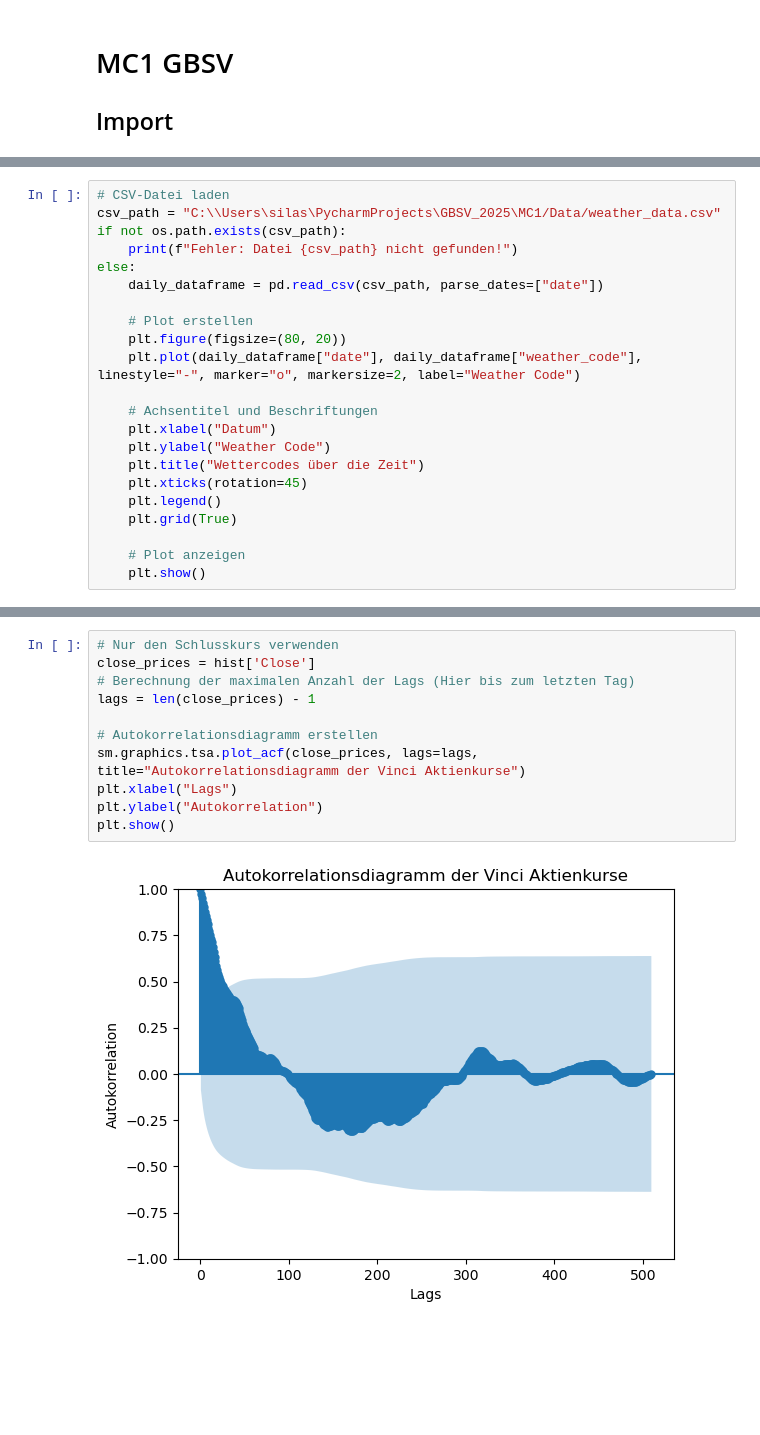
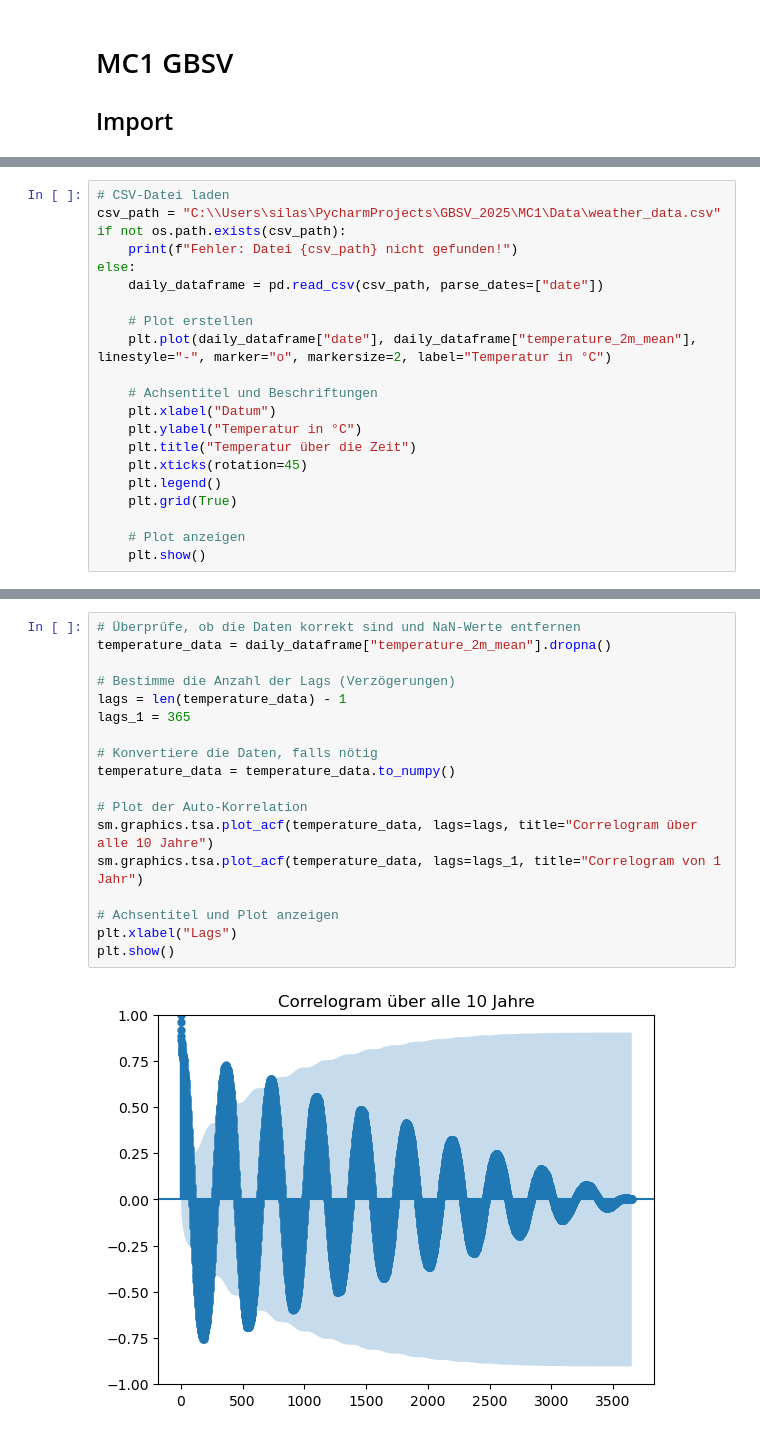
Before and after one commit to Tschoppsilas/GBSV_2025, a Jupyter notebook: MC1/MC1.ipynb, the cells around one changed output, grey strips where cells are left out. Cells and saved outputs as stored; diff of their text form; blank space fills up the shorter version.

```diff
--- a/MC1/MC1.ipynb
+++ b/MC1/MC1.ipynb
@@ -84,20 +90,19 @@ Timezone NoneNone
 Timezone difference to GMT+0 0 s
 # %%
 # CSV-Datei laden
-csv_path = "C:\\Users\silas\PycharmProjects\GBSV_2025\MC1/Data/weather_data.csv"
+csv_path = "C:\\Users\silas\PycharmProjects\GBSV_2025\MC1\Data\weather_data.csv"
 if not os.path.exists(csv_path):
     print(f"Fehler: Datei {csv_path} nicht gefunden!")
 else:
     daily_dataframe = pd.read_csv(csv_path, parse_dates=["date"])
 
     # Plot erstellen
-    plt.figure(figsize=(80, 20))
-    plt.plot(daily_dataframe["date"], daily_dataframe["weather_code"], linestyle="-", marker="o", markersize=2, label="Weather Code")
+    plt.plot(daily_dataframe["date"], daily_dataframe["temperature_2m_mean"], linestyle="-", marker="o", markersize=2, label="Temperatur in °C")
 
     # Achsentitel und Beschriftungen
     plt.xlabel("Datum")
-    plt.ylabel("Weather Code")
-    plt.title("Wettercodes über die Zeit")
+    plt.ylabel("Temperatur in °C")
+    plt.title("Temperatur über die Zeit")
     plt.xticks(rotation=45)
     plt.legend()
     plt.grid(True)
@@ -112,13 +118,20 @@ Die Autokorrelation der Vinci-Aktienkurse zeigt einen Peak bei einem Lag von 5 T
 # %%
-# Nur den Schlusskurs verwenden
-close_prices = hist['Close']
-# Berechnung der maximalen Anzahl der Lags (Hier bis zum letzten Tag)
-lags = len(close_prices) - 1
+# Überprüfe, ob die Daten korrekt sind und NaN-Werte entfernen
+temperature_data = daily_dataframe["temperature_2m_mean"].dropna()
 
-# Autokorrelationsdiagramm erstellen
-sm.graphics.tsa.plot_acf(close_prices, lags=lags, title="Autokorrelationsdiagramm der Vinci Aktienkurse")
+# Bestimme die Anzahl der Lags (Verzögerungen)
+lags = len(temperature_data) - 1
+lags_1 = 365
+
+# Konvertiere die Daten, falls nötig
+temperature_data = temperature_data.to_numpy()
+
+# Plot der Auto-Korrelation
+sm.graphics.tsa.plot_acf(temperature_data, lags=lags, title="Correlogram über alle 10 Jahre")
+sm.graphics.tsa.plot_acf(temperature_data, lags=lags_1, title="Correlogram von 1 Jahr")
+
+# Achsentitel und Plot anzeigen
 plt.xlabel("Lags")
-plt.ylabel("Autokorrelation")
 plt.show()
 # %% [output]
-[figure, old version]
+[figure, new version]
```
Also changed, not shown: parts of 11 cells of this notebook, 2 other files.
